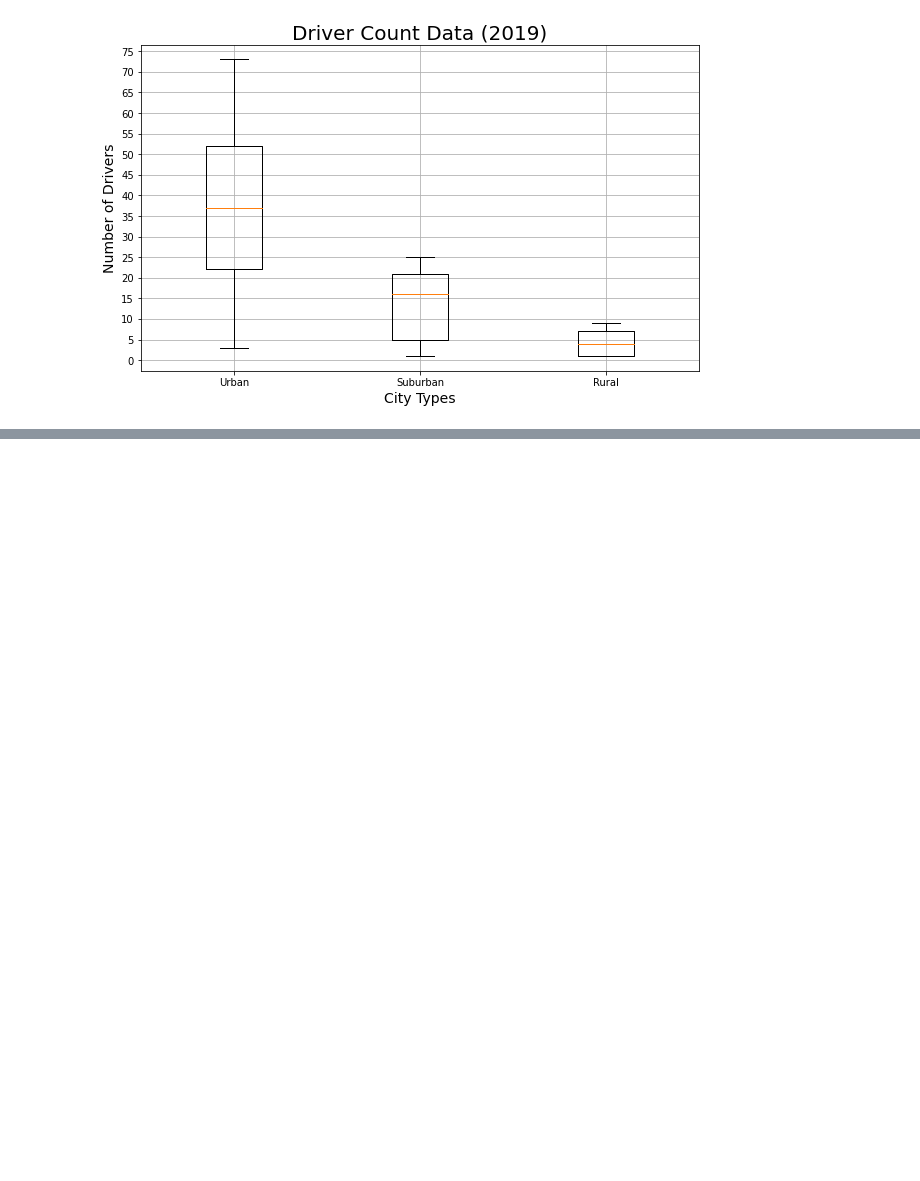
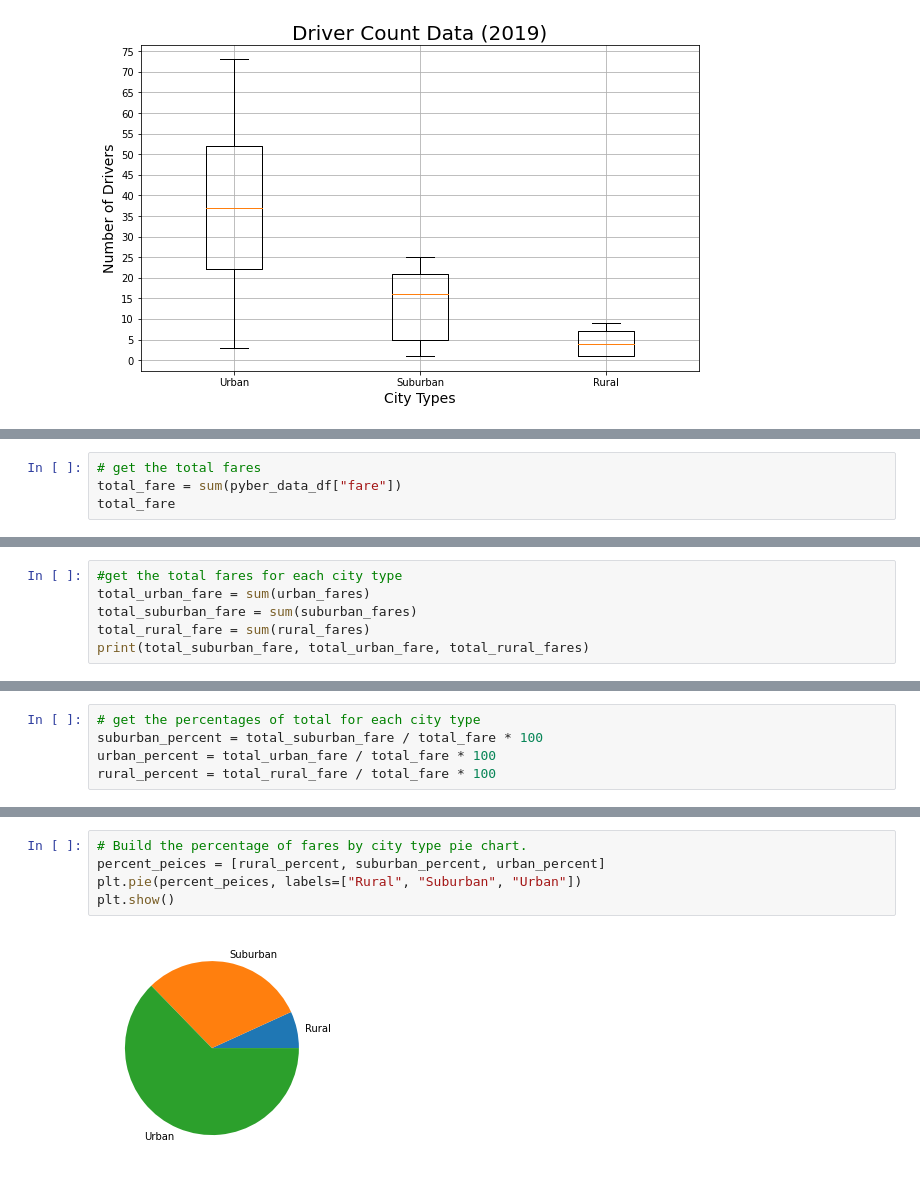
Before and after one commit to tylersojka/Pyber_Analysis, a Jupyter notebook: Pyber.ipynb, the cells around one changed output, grey strips where cells are left out. Saved outputs shown, nothing was run; the diff lists cells and outputs as text; blank space fills up the shorter version.

```diff
--- a/Pyber.ipynb
+++ b/Pyber.ipynb
@@ -801,0 +806,4 @@ plt.show()
+# %%
+# get the total fares
+total_fare = sum(pyber_data_df["fare"])
+total_fare
@@ -801,0 +812,6 @@ plt.show()
+# %%
+#get the total fares for each city type
+total_urban_fare = sum(urban_fares)
+total_suburban_fare = sum(suburban_fares)
+total_rural_fare = sum(rural_fares)
+print(total_suburban_fare, total_urban_fare, total_rural_fares)
@@ -801,0 +820,5 @@ plt.show()
+# %%
+# get the percentages of total for each city type
+suburban_percent = total_suburban_fare / total_fare * 100
+urban_percent = total_urban_fare / total_fare * 100
+rural_percent = total_rural_fare / total_fare * 100
@@ -801,0 +896,7 @@ plt.show()
+# %%
+# Build the percentage of fares by city type pie chart.
+percent_peices = [rural_percent, suburban_percent, urban_percent]
+plt.pie(percent_peices, labels=["Rural", "Suburban", "Urban"])
+plt.show()
+# %% [output]
+[figure, added]
```
Also changed, not shown: parts of 14 cells of this notebook, 1 other file.
